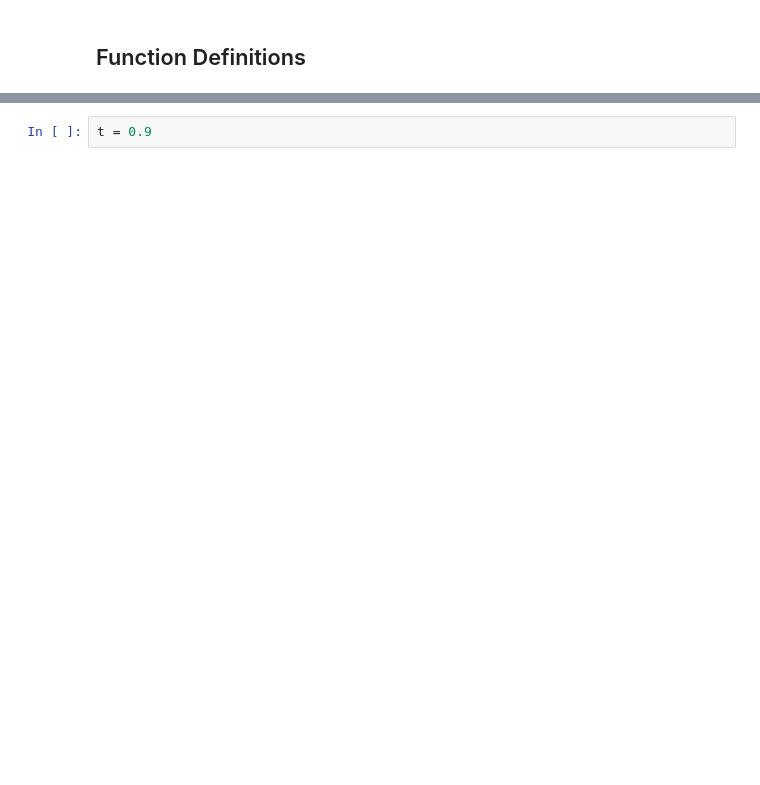
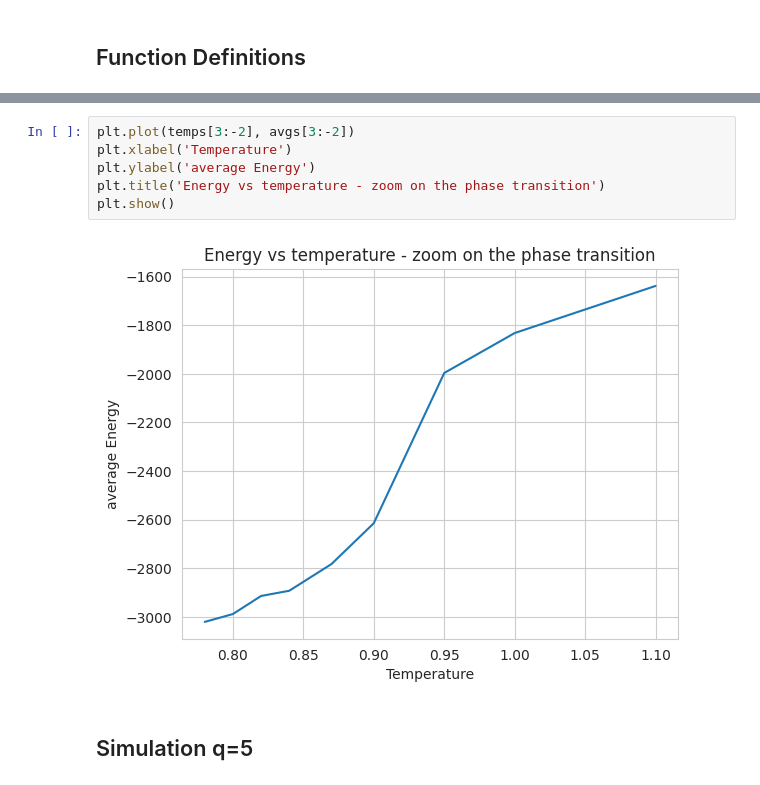
Before and after one commit to DarioFi/Potts-model-phase-transitions, a Jupyter notebook: Potts_ferromagnetic_dario.ipynb, the cells around one changed output, grey strips where cells are left out. Drawn from its saved outputs; the diff is of its cells as text; blank space fills up the shorter version.

```diff
--- a/Potts_ferromagnetic_dario.ipynb
+++ b/Potts_ferromagnetic_dario.ipynb
@@ -238,2 +230,10 @@ plt.show()
-# %%
-t = 0.9
+# %%
+plt.plot(temps[3:-2], avgs[3:-2])
+plt.xlabel('Temperature')
+plt.ylabel('average Energy')
+plt.title('Energy vs temperature - zoom on the phase transition')
+plt.show()
+# %% [output]
+[figure, added]
+# %% [markdown]
+## Simulation q=5
```
Also changed, not shown: parts of 20 cells of this notebook, 1 other file.
